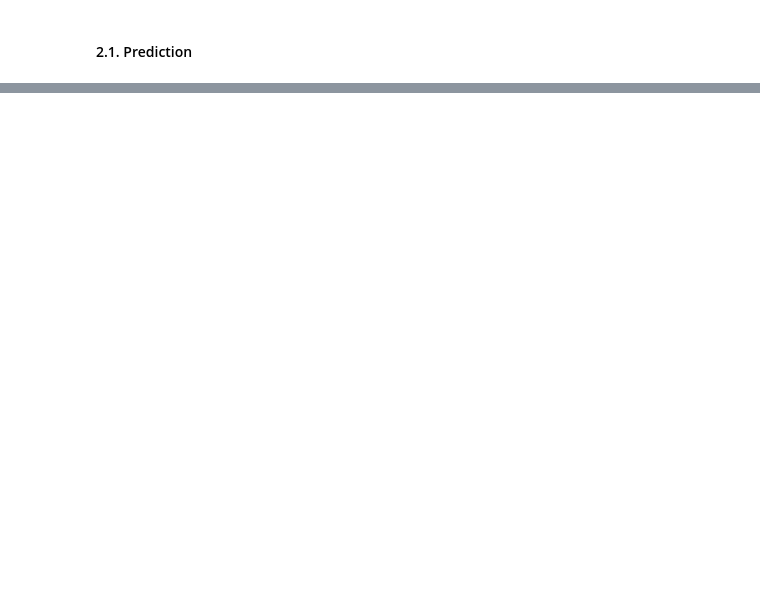
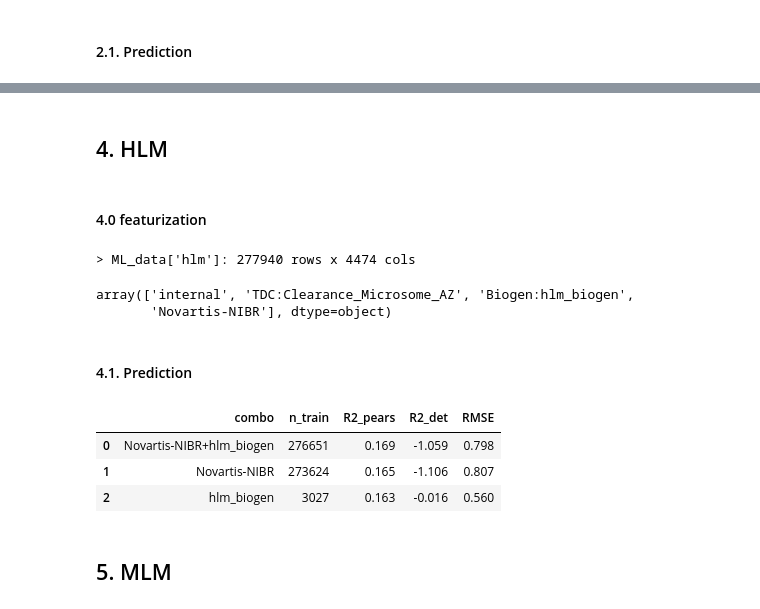
Before and after one commit to gtamo39/ADME_ML, a Jupyter notebook: vignettes/Multitask_adme_preds.ipynb, the cells around one changed output, grey strips where cells are left out. Drawn from its saved outputs; the diff is of its cells as text; code cells hidden in the pictures; blank space fills up the shorter version.

```diff
--- a/vignettes/Multitask_adme_preds.ipynb
+++ b/vignettes/Multitask_adme_preds.ipynb
@@ -634,0 +599,32 @@ plt.tight_layout(); plt.show()
+# %% [markdown]
+## 4. HLM
+# %% [markdown]
+#### 4.0 featurization
+# %%
+k = 'hlm'
+exec('data.build_ML_data_'+k+'()')
+assert stats_tools.check_ML_data(data.ML_data[k], extra_meta_cols=('source', 'origin'),verbose=False)
+data.dfs[k].origin.unique()
+# %% [output]
+> ML_data['hlm']: 277940 rows x 4474 cols
+array(['internal', 'TDC:Clearance_Microsome_AZ', 'Biogen:hlm_biogen',
+       'Novartis-NIBR'], dtype=object)
+# %% [markdown]
+#### 4.1. Prediction
+# %%
+## dataset formatting
+d        = data.ML_data[k].assign(_ik=fn.smiles_to_inchikeys(data.ML_data[k].smiles))
+internal = d[d.source == 'internal']
+pub      = d[(d.source == 'EXP') & ~d._ik.isin(set(internal._ik.dropna()))]              # drop internal-twin leaks
+origins  = pub.origin.value_counts().loc[lambda s: s > 1000].index.tolist()
+# %%
+# ## run combinatorial analysis to check with public data combinations are the best predictive
+# # every non-empty subset of the public origins; ONE bar across all combos (inner K_fold bar silenced by v=False)
+combos = [c for j in range(1, len(origins) + 1) for c in combinations(origins, j)]
+res_origin_powerset = pd.DataFrame(transfer(c) for c in tqdm(combos, desc='powerset')).sort_values('R2_pears', ascending=False).reset_index(drop=True)
+display(res_origin_powerset.round(3))
+# %% [output]
+|  | combo | n_train | R2_pears | R2_det | RMSE |
+| 0 | Novartis-NIBR+hlm_biogen | 276651 | 0.169 | -1.059 | 0.798 |
+| 1 | Novartis-NIBR | 273624 | 0.165 | -1.106 | 0.807 |
+| 2 | hlm_biogen | 3027 | 0.163 | -0.016 | 0.560 |
@@ -634,0 +669,2 @@ plt.tight_layout(); plt.show()
+# %% [markdown]
+## 5. MLM
```
Also changed, not shown: parts of 85 cells of this notebook, 10 other files.
